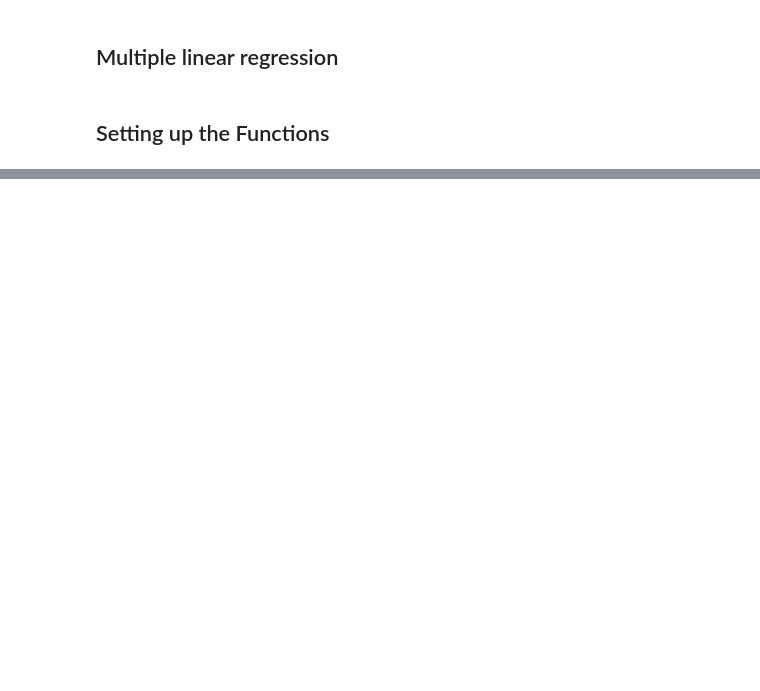
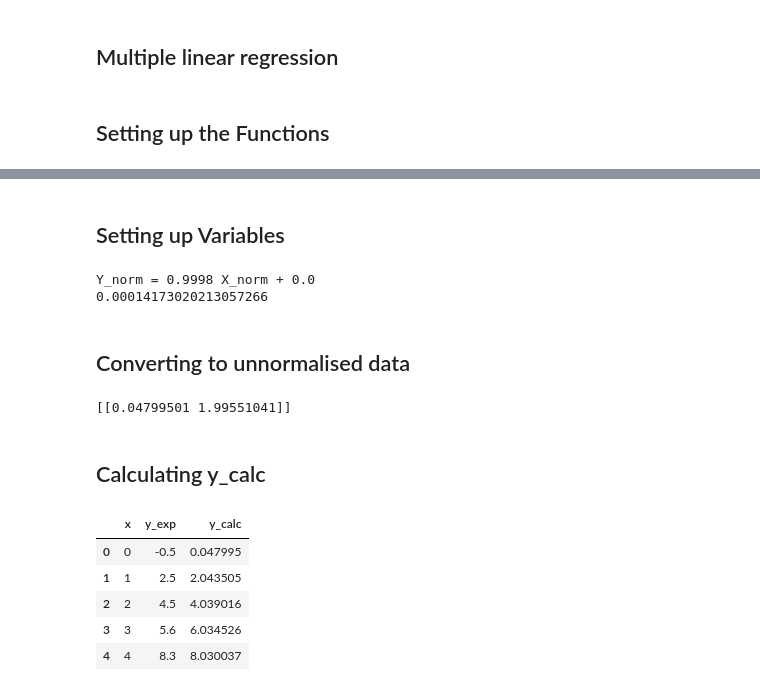
Before and after one commit to Tej-Deep/github-upload, a Jupyter notebook: 2d regression.ipynb, the cells around one changed output, grey strips where cells are left out. Cells and saved outputs as stored; diff of their text form; code cells hidden in the pictures; blank space fills up the shorter version.

```diff
--- a/2d regression.ipynb
+++ b/2d regression.ipynb
@@ -61,0 +70,41 @@ def gradient_descent(x, y, theta, iter, alpha):
+# %% [markdown]
+## Setting up Variables
+# %%
+# Setting up matrices
+X = df[['x']]
+ones = np.ones(X.shape, dtype = float)
+X = np.concatenate((ones, X), axis = 1)
+
+Y = df[['y_exp']].values
+theta = np.zeros([1,2])
+
+# setting up parameters
+alpha = 0.01
+iters = 1000
+
+g, cost = gradient_descent(X, Y , theta, iters, alpha)
+print('Y_norm = {} X_norm + {}'.format(round(g[0,1], 5), round(g[0,0], 5)))
+print(cost[-1])
+# %% [output]
+Y_norm = 0.9998 X_norm + 0.0
+0.00014173020213057266
+# %% [markdown]
+## Converting to unnormalised data
+# %%
+theta[0,1] = g[0,1] * data['y_exp'].std() / data['x'].std()
+theta[0,0] = g[0,0] * data['y_exp'].std() - theta[0,1] * data['x'].mean() + data['y_exp'].mean()
+print(theta)
+# %% [output]
+[[0.04799501 1.99551041]]
+# %% [markdown]
+## Calculating y_calc
+# %%
+data['y_calc'] = np.concatenate((ones,data[['x']]), axis = 1) @ theta.T
+display(data.head())
+# %% [output]
+|  | x | y_exp | y_calc |
+| 0 | 0 | -0.5 | 0.047995 |
+| 1 | 1 | 2.5 | 2.043505 |
+| 2 | 2 | 4.5 | 4.039016 |
+| 3 | 3 | 5.6 | 6.034526 |
+| 4 | 4 | 8.3 | 8.030037 |
```
Also changed, not shown: parts of 16 cells of this notebook.
